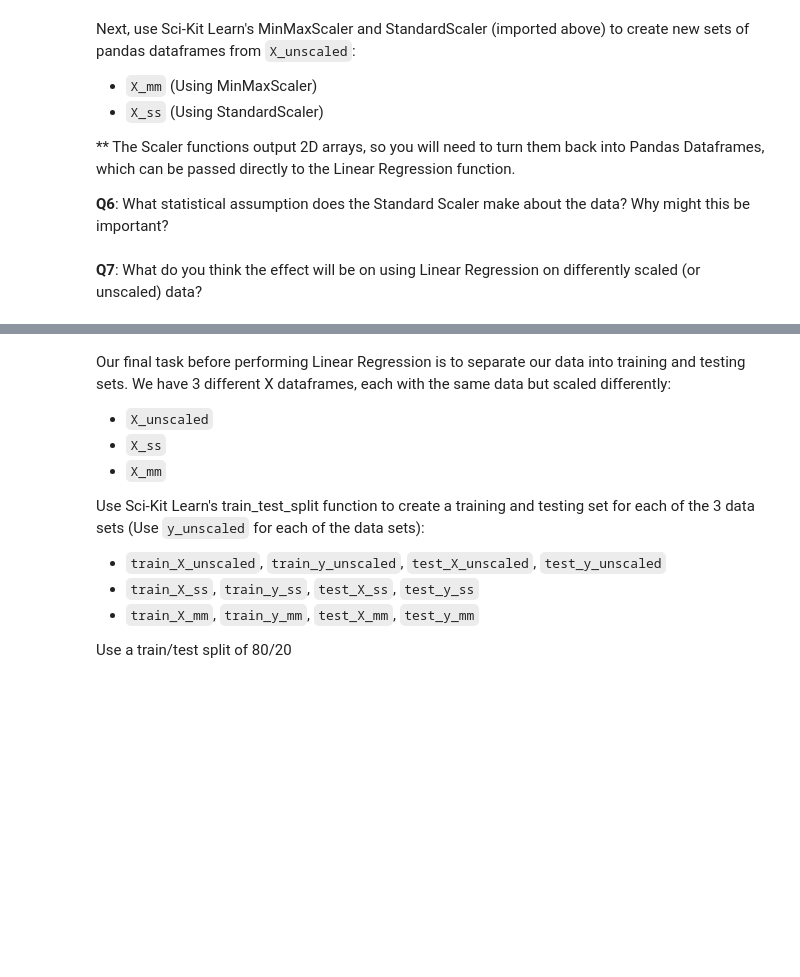
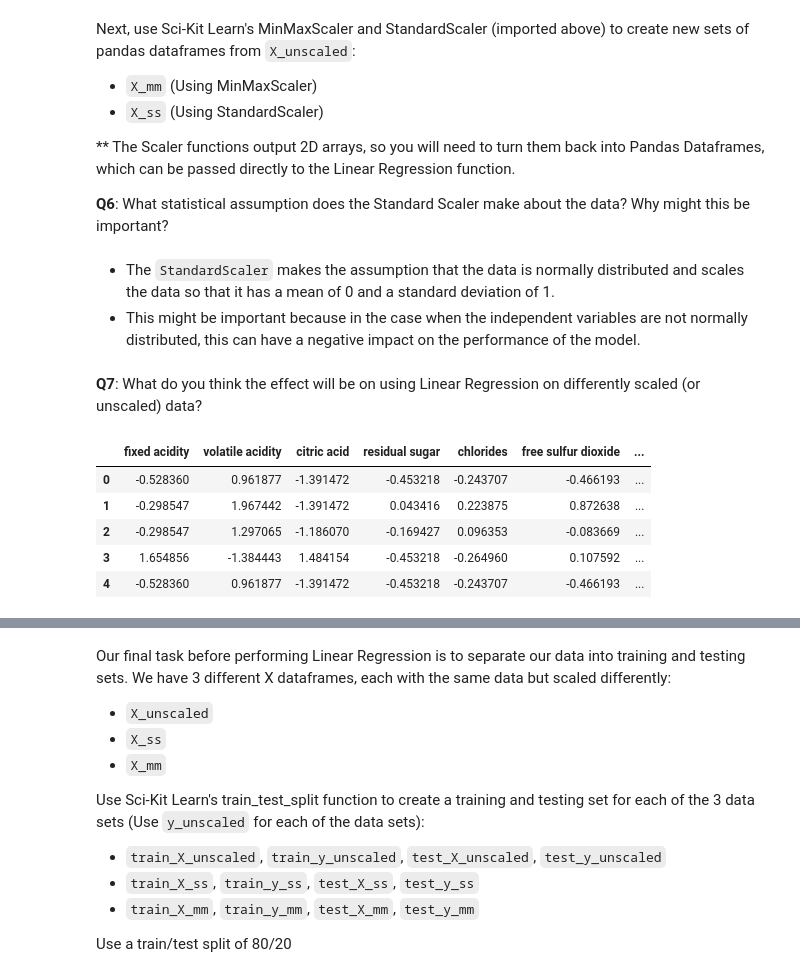
Before and after one commit to ndminhvn/UH-COSC3337, a Jupyter notebook: Homeworks/HW1/hw1_student/Nguyen_Minh_2069407.ipynb, the cells around one changed output, grey strips where cells are left out. Drawn from its saved outputs; the diff is of its cells as text; code cells hidden in the pictures; blank space fills up the shorter version.

```diff
--- a/Homeworks/HW1/hw1_student/Nguyen_Minh_2069407.ipynb
+++ b/Homeworks/HW1/hw1_student/Nguyen_Minh_2069407.ipynb
@@ -226,9 +242,22 @@ Next, use Sci-Kit Learn's MinMaxScaler and StandardScaler (imported above) to cr
 ** The Scaler functions output 2D arrays, so you will need to turn them back into Pandas Dataframes, which can be passed directly to the Linear Regression function.
 
 __Q6__: What statistical assumption does the Standard Scaler make about the data? Why might this be important?
+# %% [markdown]
+- The `StandardScaler` makes the assumption that the data is normally distributed and scales the data so that it has a mean of 0 and a standard deviation of 1.
+- This might be important because in the case when the independent variables are not normally distributed, this can have a negative impact on the performance of the model.
 # %% [markdown]
 __Q7__: What do you think the effect will be on using Linear Regression on differently scaled (or unscaled) data?
 # %%
 ### PUT YOUR CODE HERE TO TRY AND MIMIC THE BELOW OUTPUT
+scaler_ss = StandardScaler()
+X_ss = pd.DataFrame(scaler_ss.fit_transform(X_unscaled), columns=X_unscaled.columns)
+X_ss.head()
+# %% [output]
+|  | fixed acidity | volatile acidity | citric acid | residual sugar | chlorides | free sulfur dioxide | ... |
+| 0 | -0.528360 | 0.961877 | -1.391472 | -0.453218 | -0.243707 | -0.466193 | ... |
+| 1 | -0.298547 | 1.967442 | -1.391472 | 0.043416 | 0.223875 | 0.872638 | ... |
+| 2 | -0.298547 | 1.297065 | -1.186070 | -0.169427 | 0.096353 | -0.083669 | ... |
+| 3 | 1.654856 | -1.384443 | 1.484154 | -0.453218 | -0.264960 | 0.107592 | ... |
+| 4 | -0.528360 | 0.961877 | -1.391472 | -0.453218 | -0.243707 | -0.466193 | ... |
 # %%
 ### PUT YOUR CODE HERE TO TRY AND MIMIC THE BELOW OUTPUT
```
Also changed, not shown: parts of 10 cells of this notebook.
